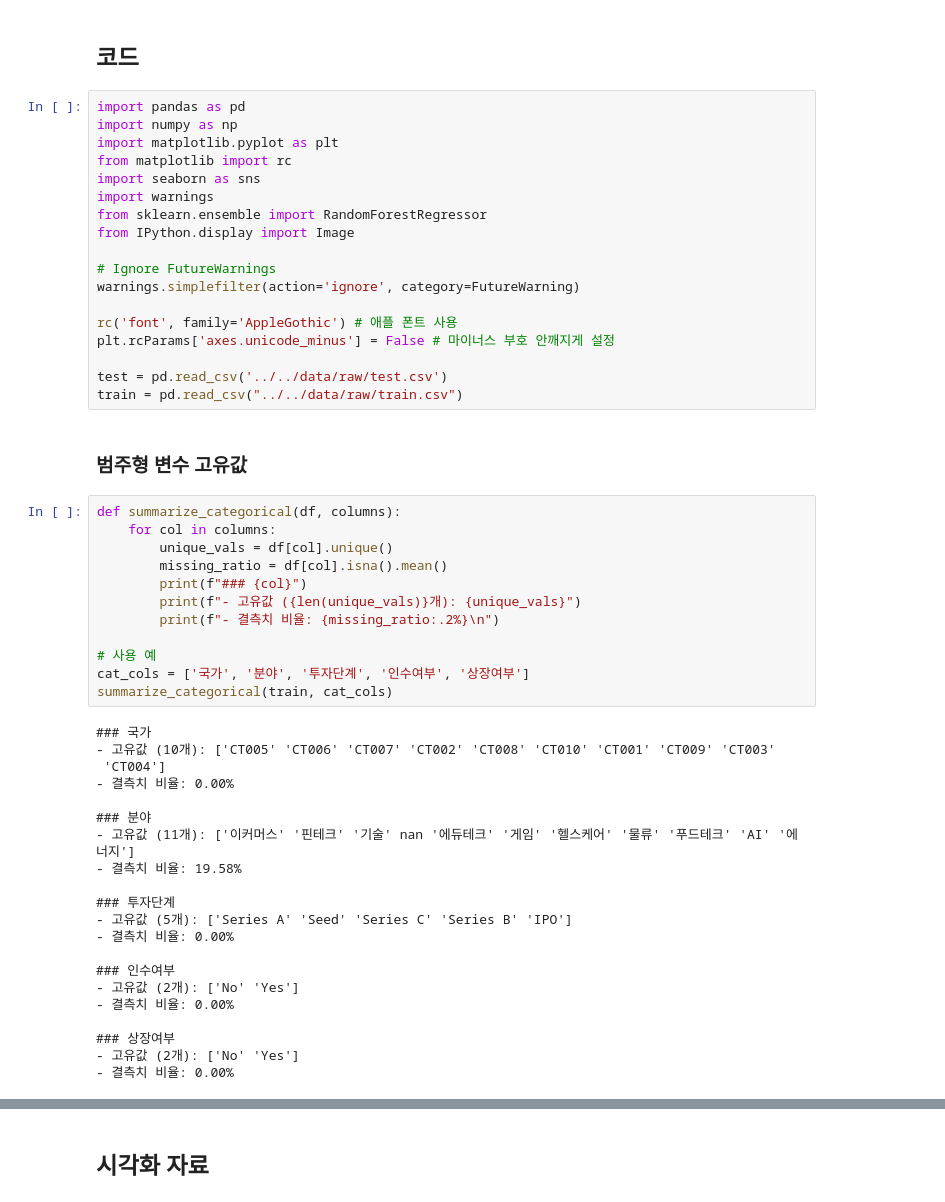
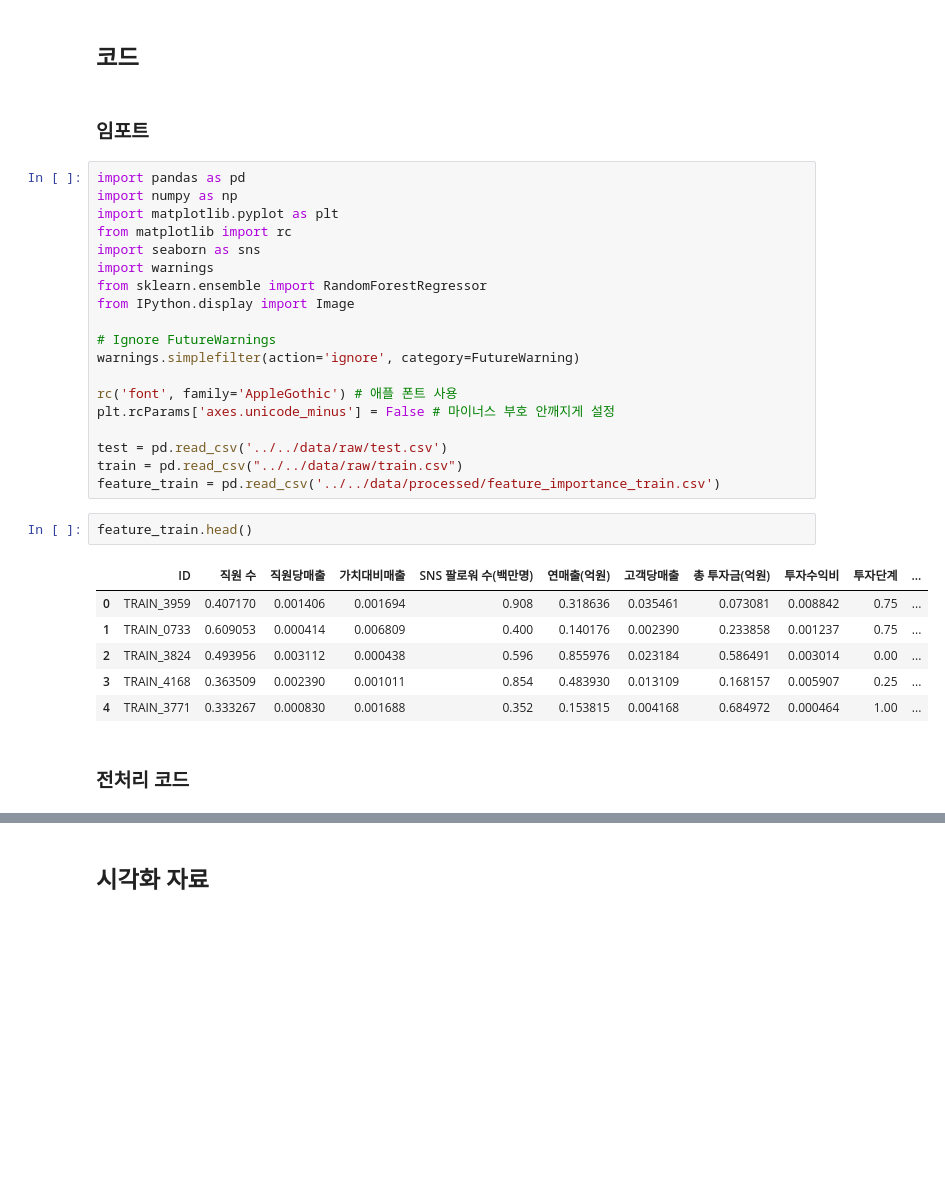
Before and after one commit to kimyoungho010311/Startup_Success_Prediction_Hackathon, a Jupyter notebook: notebooks/Ocean/Report.ipynb, the cells around one changed output, grey strips where cells are left out. Drawn from its saved outputs; the diff is of its cells as text; blank space fills up the shorter version.

```diff
--- a/notebooks/Ocean/Report.ipynb
+++ b/notebooks/Ocean/Report.ipynb
@@ -215,6 +243,8 @@ Crunchbase 데이터를 활용해 국내 스타트업 3,750개를 대상으로 1
 | 총 투자금당 직원 수  | 직원 수 / 총 투자금                                  | 투자금 대비 직원 규모                     |
 # %% [markdown]
 ## 코드
+# %% [markdown]
+### 임포트
 # %%
 import pandas as pd
 import numpy as np
@@ -233,38 +263,15 @@ plt.rcParams['axes.unicode_minus'] = False # 마이너스 부호 안깨지게
 
 test = pd.read_csv('../../data/raw/test.csv')
 train = pd.read_csv("../../data/raw/train.csv")
+feature_train = pd.read_csv('../../data/processed/feature_importance_train.csv')
-# %% [markdown]
-### 범주형 변수 고유값
-# %%
-def summarize_categorical(df, columns):
-    for col in columns:
-        unique_vals = df[col].unique()
-        missing_ratio = df[col].isna().mean()
-        print(f"### {col}")
-        print(f"- 고유값 ({len(unique_vals)}개): {unique_vals}")
-        print(f"- 결측치 비율: {missing_ratio:.2%}\n")
-
-# 사용 예
-cat_cols = ['국가', '분야', '투자단계', '인수여부', '상장여부']
-summarize_categorical(train, cat_cols)
-# %% [output]
-### 국가
-- 고유값 (10개): ['CT005' 'CT006' 'CT007' 'CT002' 'CT008' 'CT010' 'CT001' 'CT009' 'CT003'
- 'CT004']
-- 결측치 비율: 0.00%
-
-### 분야
-- 고유값 (11개): ['이커머스' '핀테크' '기술' nan '에듀테크' '게임' '헬스케어' '물류' '푸드테크' 'AI' '에너지']
-- 결측치 비율: 19.58%
-
-### 투자단계
-- 고유값 (5개): ['Series A' 'Seed' 'Series C' 'Series B' 'IPO']
-- 결측치 비율: 0.00%
-
-### 인수여부
-- 고유값 (2개): ['No' 'Yes']
-- 결측치 비율: 0.00%
-
-### 상장여부
-- 고유값 (2개): ['No' 'Yes']
-- 결측치 비율: 0.00%
+# %%
+feature_train.head()
+# %% [output]
+|  | ID | 직원 수 | 직원당매출 | 가치대비매출 | SNS 팔로워 수(백만명) | 연매출(억원) | 고객당매출 | 총 투자금(억원) | 투자수익비 | 투자단계 | ... |
+| 0 | TRAIN_3959 | 0.407170 | 0.001406 | 0.001694 | 0.908 | 0.318636 | 0.035461 | 0.073081 | 0.008842 | 0.75 | ... |
+| 1 | TRAIN_0733 | 0.609053 | 0.000414 | 0.006809 | 0.400 | 0.140176 | 0.002390 | 0.233858 | 0.001237 | 0.75 | ... |
+| 2 | TRAIN_3824 | 0.493956 | 0.003112 | 0.000438 | 0.596 | 0.855976 | 0.023184 | 0.586491 | 0.003014 | 0.00 | ... |
+| 3 | TRAIN_4168 | 0.363509 | 0.002390 | 0.001011 | 0.854 | 0.483930 | 0.013109 | 0.168157 | 0.005907 | 0.25 | ... |
+| 4 | TRAIN_3771 | 0.333267 | 0.000830 | 0.001688 | 0.352 | 0.153815 | 0.004168 | 0.684972 | 0.000464 | 1.00 | ... |
+# %% [markdown]
+### 전처리 코드
```
Also changed, not shown: parts of 15 cells of this notebook.
